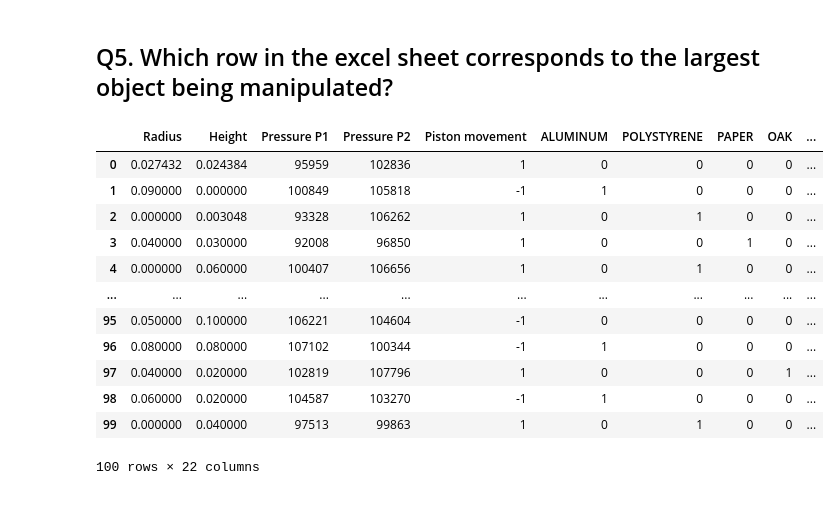
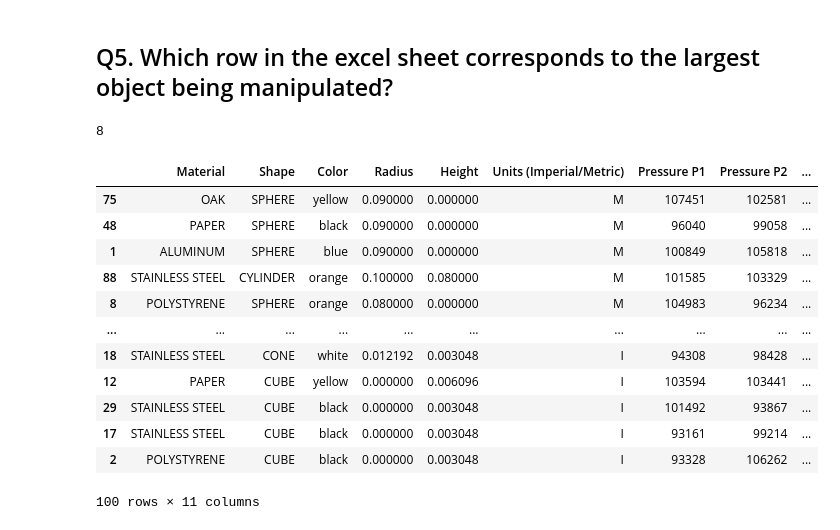
Before and after one commit to venkatgmrit05/python_challenges, a Jupyter notebook: nexera/Problems/Problems/queston2.ipynb, the cells around one changed output. Saved outputs shown, nothing was run; the diff lists cells and outputs as text; code cells hidden in the pictures.

```diff
--- a/nexera/Problems/Problems/queston2.ipynb
+++ b/nexera/Problems/Problems/queston2.ipynb
@@ -279,24 +279,46 @@ If we now take the hardest to manipulate shapes and look at the involved materia
 ## Q5. Which row in the excel sheet corresponds to the largest object being manipulated?
 # %%
 vols={
-    'CUBE': lambda height: height ** 3,
-    'SPHERE': lambda radius : 4.0 / 3.0 * math.pi * (radius ** 3),
+    'CUBE': lambda radius,height: height ** 3,
+    'SPHERE': lambda radius,height : 4.0 / 3.0 * math.pi * (radius ** 3),
     'CYLINDER': lambda radius,height : math.pi * (radius ** 2) * height,
     'CONE': lambda radius,height : math.pi * (radius ** 2) * height / 3.0,
 }
-# %%
-df00
-# %% [output]
-|  | Radius | Height | Pressure P1 | Pressure P2 | Piston movement | ALUMINUM | POLYSTYRENE | PAPER | OAK | ... |
-| 0 | 0.027432 | 0.024384 | 95959 | 102836 | 1 | 0 | 0 | 0 | 0 | ... |
-| 1 | 0.090000 | 0.000000 | 100849 | 105818 | -1 | 1 | 0 | 0 | 0 | ... |
-| 2 | 0.000000 | 0.003048 | 93328 | 106262 | 1 | 0 | 1 | 0 | 0 | ... |
-| 3 | 0.040000 | 0.030000 | 92008 | 96850 | 1 | 0 | 0 | 1 | 0 | ... |
-| 4 | 0.000000 | 0.060000 | 100407 | 106656 | 1 | 0 | 1 | 0 | 0 | ... |
-| ... | ... | ... | ... | ... | ... | ... | ... | ... | ... | ... |
-| 95 | 0.050000 | 0.100000 | 106221 | 104604 | -1 | 0 | 0 | 0 | 0 | ... |
-| 96 | 0.080000 | 0.080000 | 107102 | 100344 | -1 | 1 | 0 | 0 | 0 | ... |
-| 97 | 0.040000 | 0.020000 | 102819 | 107796 | 1 | 0 | 0 | 0 | 1 | ... |
-| 98 | 0.060000 | 0.020000 | 104587 | 103270 | -1 | 1 | 0 | 0 | 0 | ... |
-| 99 | 0.000000 | 0.040000 | 97513 | 99863 | 1 | 0 | 1 | 0 | 0 | ... |
-100 rows × 22 columns
+# %%
+def calc_vol(shape_, radius,height, vols=vols):
+
+    return vols[shape_](radius,height)
+
+calc_vol('CUBE',2,2)
+# %% [output]
+8
+# %%
+vol_shape = []
+for i in df.index:
+    # print(i)
+    shape__ = df.iloc[i].Shape
+    radius__ = df.iloc[i].Radius
+    height__ = df.iloc[i].Height
+
+    vol = calc_vol(shape__, radius__, height__)
+    # print('\t',vol)
+    vol_shape.append(vol)
+# %%
+df['Volume'] = vol_shape
+# %%
+df_largest_vol = df.sort_values(by='Volume',ascending=False)
+df_largest_vol
+# %% [output]
+|  | Material | Shape | Color | Radius | Height | Units (Imperial/Metric) | Pressure P1 | Pressure P2 | ... |
+| 75 | OAK | SPHERE | yellow | 0.090000 | 0.000000 | M | 107451 | 102581 | ... |
+| 48 | PAPER | SPHERE | black | 0.090000 | 0.000000 | M | 96040 | 99058 | ... |
+| 1 | ALUMINUM | SPHERE | blue | 0.090000 | 0.000000 | M | 100849 | 105818 | ... |
+| 88 | STAINLESS STEEL | CYLINDER | orange | 0.100000 | 0.080000 | M | 101585 | 103329 | ... |
+| 8 | POLYSTYRENE | SPHERE | orange | 0.080000 | 0.000000 | M | 104983 | 96234 | ... |
+| ... | ... | ... | ... | ... | ... | ... | ... | ... | ... |
+| 18 | STAINLESS STEEL | CONE | white | 0.012192 | 0.003048 | I | 94308 | 98428 | ... |
+| 12 | PAPER | CUBE | yellow | 0.000000 | 0.006096 | I | 103594 | 103441 | ... |
+| 29 | STAINLESS STEEL | CUBE | black | 0.000000 | 0.003048 | I | 101492 | 93867 | ... |
+| 17 | STAINLESS STEEL | CUBE | black | 0.000000 | 0.003048 | I | 93161 | 99214 | ... |
+| 2 | POLYSTYRENE | CUBE | black | 0.000000 | 0.003048 | I | 93328 | 106262 | ... |
+100 rows × 11 columns
```
Also changed, not shown: parts of 2 cells of this notebook.
